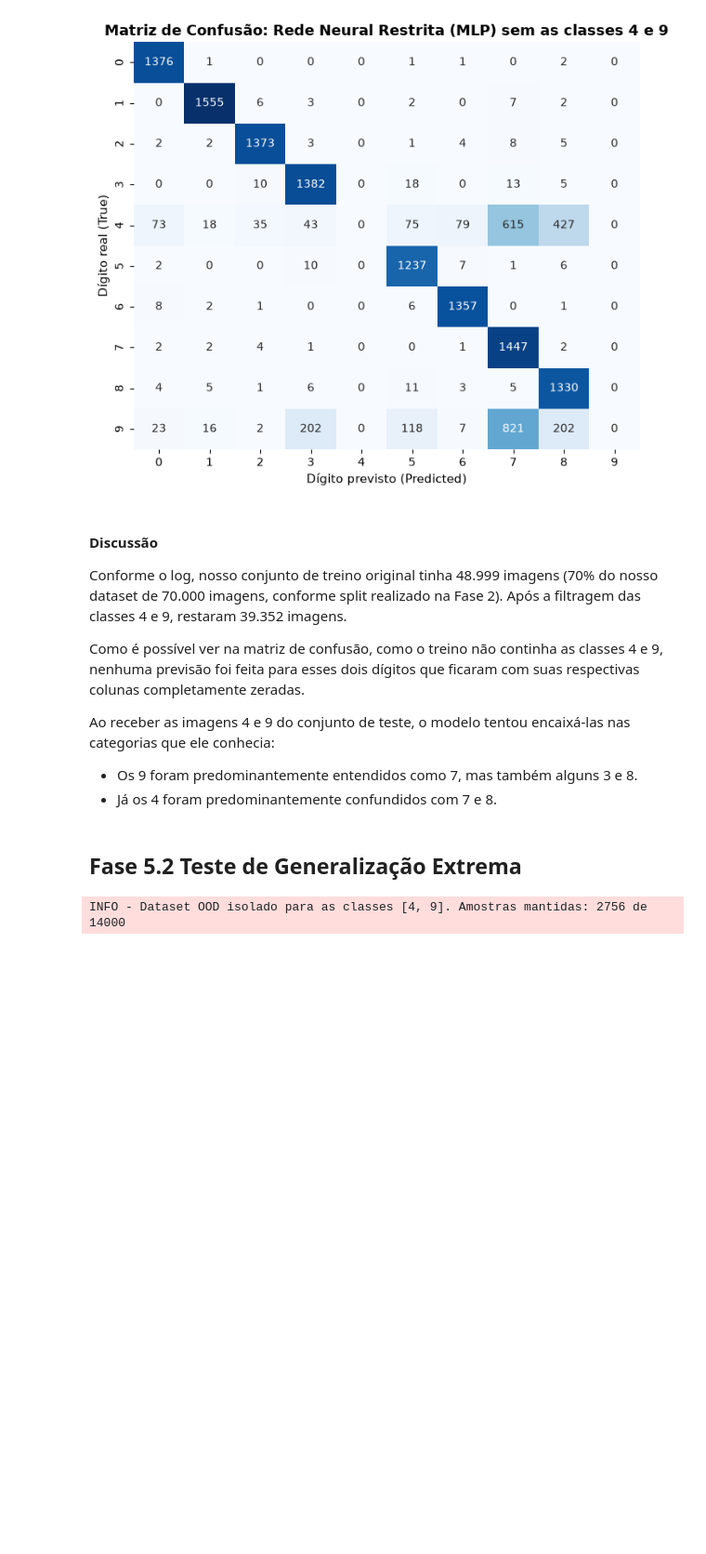
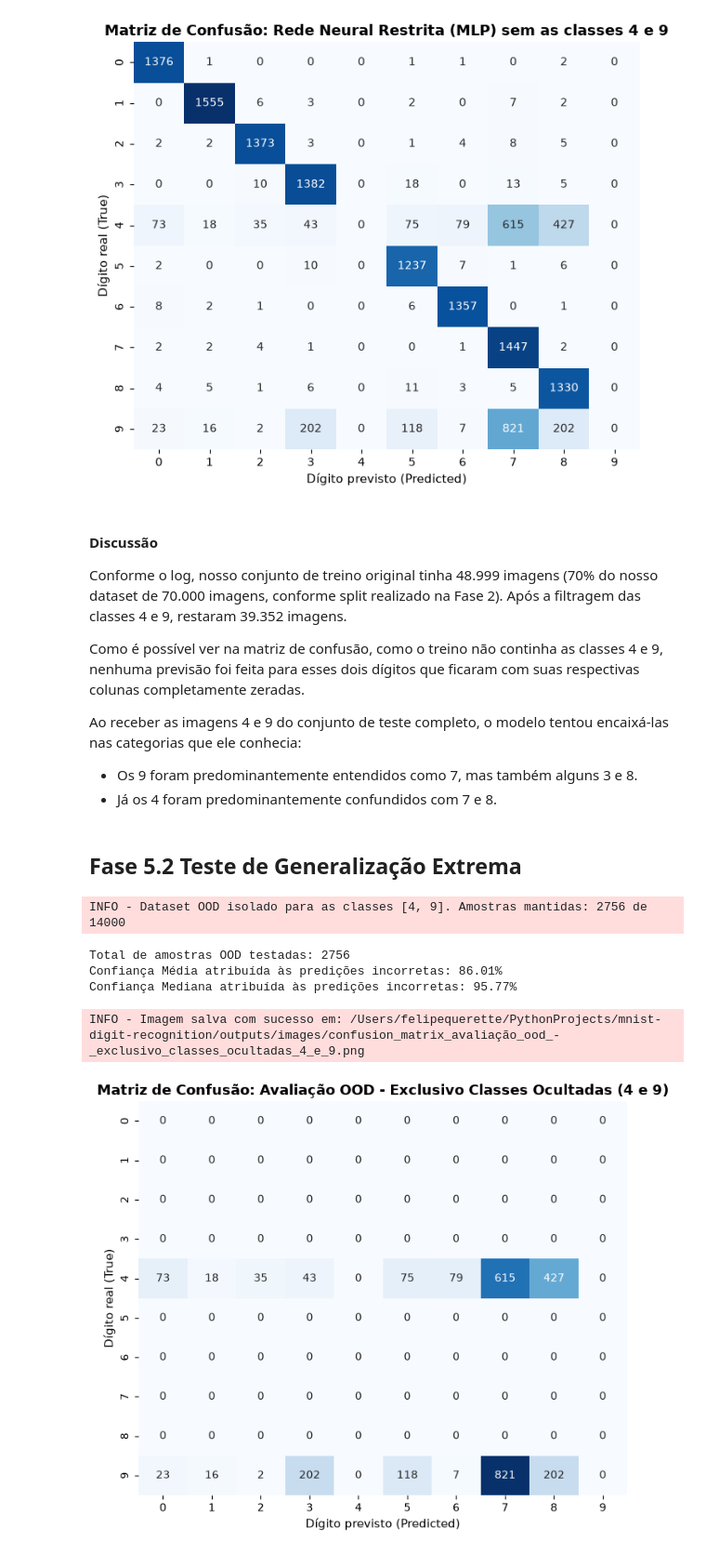
Before and after one commit to FelipeQue/mnist-digit-recognition, a Jupyter notebook: notebooks/cernere.ipynb, the cells around one changed output. Shown at 93% size. Saved outputs shown, nothing was run; the diff lists cells and outputs as text; code cells hidden in the pictures; blank space fills up the shorter version.

Commit message:
feat: implement large scale ood test

```diff
--- a/notebooks/cernere.ipynb
+++ b/notebooks/cernere.ipynb
@@ -494,7 +494,7 @@ Conforme o log, nosso conjunto de treino original tinha 48.999 imagens (70% do n
 
 Como é possível ver na matriz de confusão, como o treino não continha as classes 4 e 9, nenhuma previsão foi feita para esses dois dígitos que ficaram com suas respectivas colunas completamente zeradas.
 
-Ao receber as imagens 4 e 9 do conjunto de teste, o modelo tentou encaixá-las nas categorias que ele conhecia:
+Ao receber as imagens 4 e 9 do conjunto de teste completo, o modelo tentou encaixá-las nas categorias que ele conhecia:
 - Os 9 foram predominantemente entendidos como 7, mas também alguns 3 e 8.
 - Já os 4 foram predominantemente confundidos com 7 e 8.
 # %% [markdown]
@@ -502,7 +502,27 @@ Ao receber as imagens 4 e 9 do conjunto de teste, o modelo tentou encaixá-las n
 # %%
 # 1. Isolar apenas as amostras de teste dos dígitos 4 e 9 (OOD Extremo)
 X_test_ood, y_test_ood = filter_ood_dataset(
     X_test_scaled, y_test, target_classes=MASKED_CLASSES
 )
+
+# 2. Executar a inferência OOD e extrair métricas de confiança
+ood_results = analyze_ood_confidence(masked_mlp, X_test_ood)
+
+print(f"Total de amostras OOD testadas: {len(y_test_ood)}")
+print(f"Confiança Média atribuída às predições incorretas: {ood_results['mean_confidence']:.2%}")
+print(f"Confiança Mediana atribuída às predições incorretas: {ood_results['median_confidence']:.2%}")
+
+# 3. Gerar a Matriz de Confusão OOD
+plot_confusion_matrix(
+    y_true=y_test_ood,
+    y_pred=ood_results["y_pred"],
+    model_name="Avaliação OOD - Exclusivo Classes Ocultadas (4 e 9)",
+    figsize=(7, 6)
+)
 # %% [output]
 INFO - Dataset OOD isolado para as classes [4, 9]. Amostras mantidas: 2756 de 14000
+Total de amostras OOD testadas: 2756
+Confiança Média atribuída às predições incorretas: 86.01%
+Confiança Mediana atribuída às predições incorretas: 95.77%
+INFO - Imagem salva com sucesso em: /Users/felipequerette/PythonProjects/mnist-digit-recognition/outputs/images/confusion_matrix_avaliação_ood_-_exclusivo_classes_ocultadas_4_e_9.png
+[figure, added]
```
Also changed, not shown: parts of 4 cells of this notebook, 2 other files.
